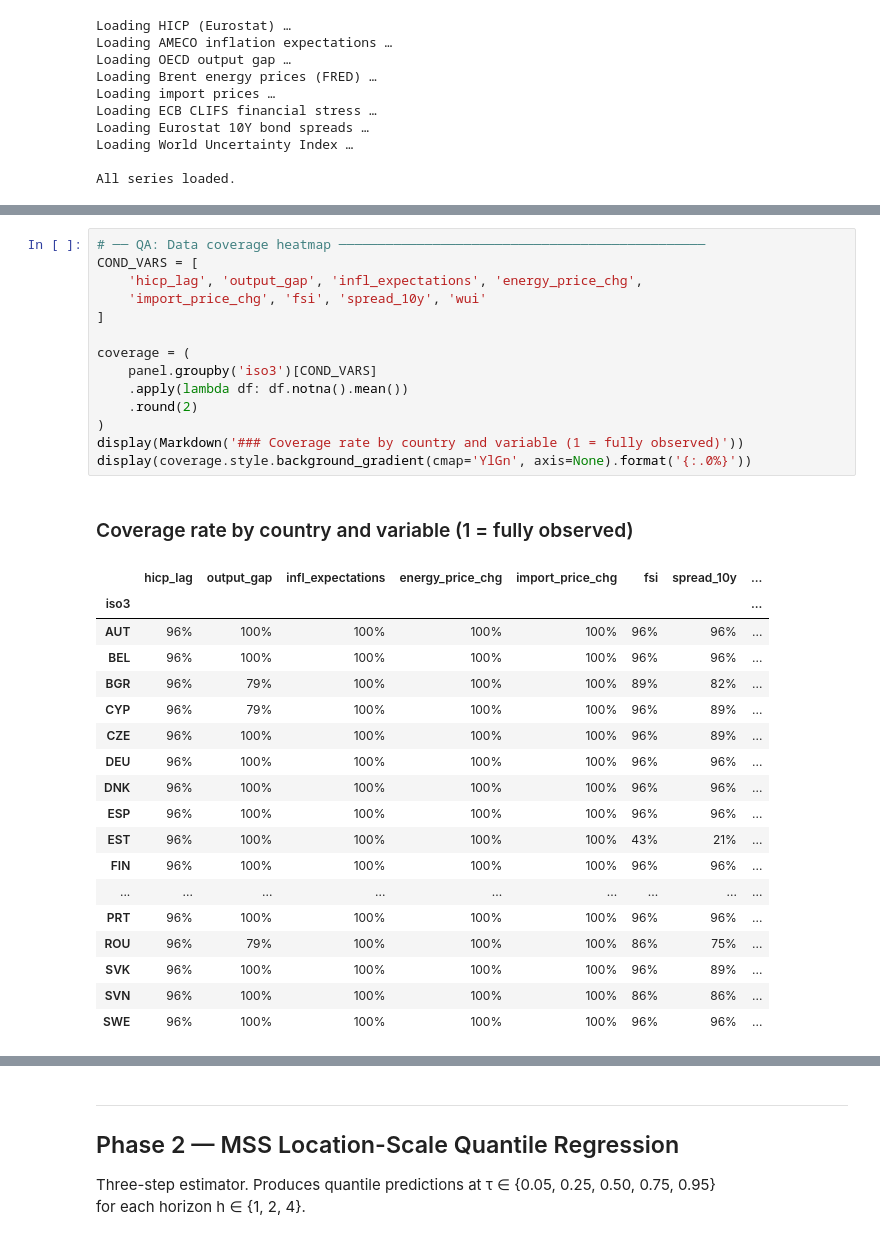
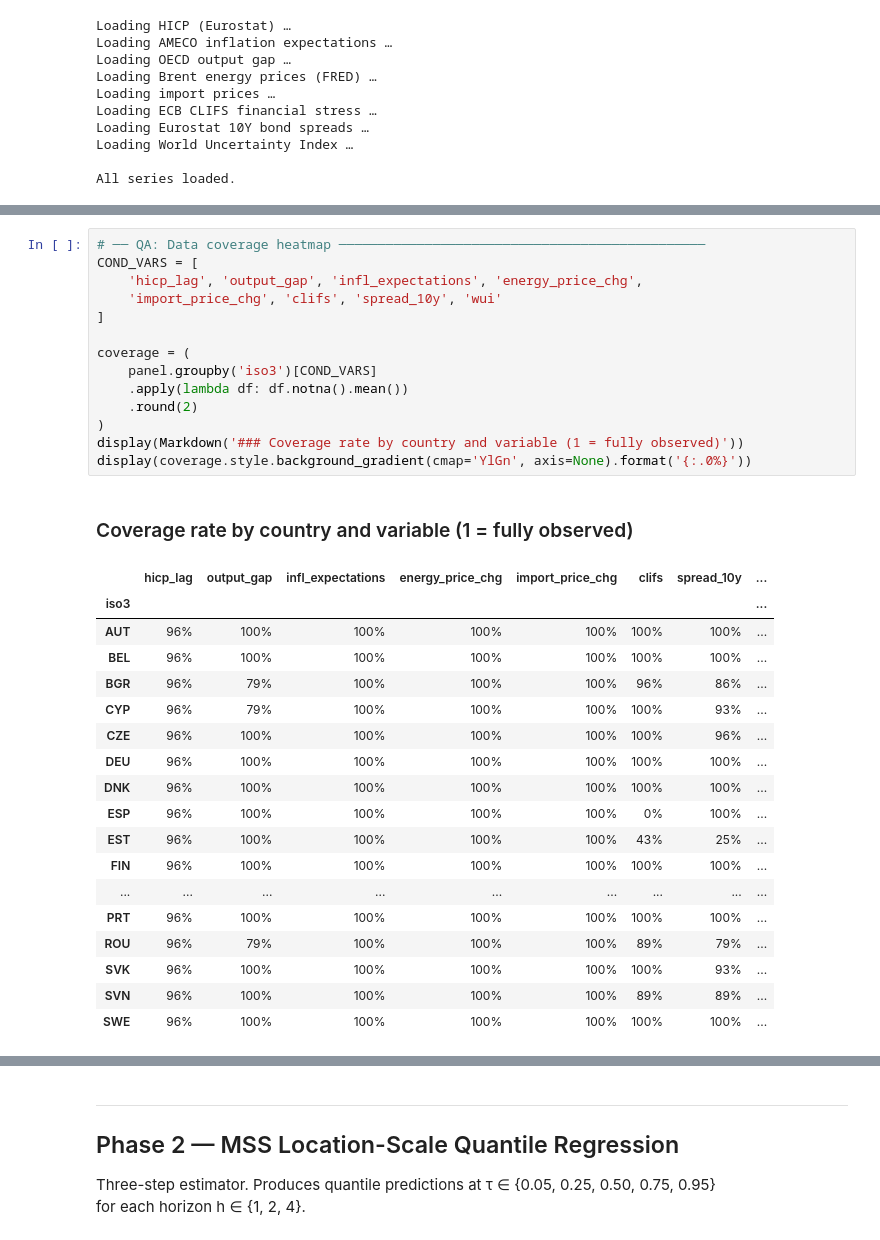
Before and after one commit to Lutinppp/inflation_at_risk, a Jupyter notebook: notebooks/eu_g4_iar.ipynb, the cells around one changed output, grey strips where cells are left out. Cells and saved outputs as stored; diff of their text form.

```diff
--- a/notebooks/eu_g4_iar.ipynb
+++ b/notebooks/eu_g4_iar.ipynb
@@ -130,37 +130,37 @@ Year range: 1999 – 2026
 # %%
 # ── QA: Data coverage heatmap ───────────────────────────────────────────────
 COND_VARS = [
     'hicp_lag', 'output_gap', 'infl_expectations', 'energy_price_chg',
-    'import_price_chg', 'fsi', 'spread_10y', 'wui'
+    'import_price_chg', 'clifs', 'spread_10y', 'wui'
 ]
 
 coverage = (
     panel.groupby('iso3')[COND_VARS]
     .apply(lambda df: df.notna().mean())
     .round(2)
 )
 display(Markdown('### Coverage rate by country and variable (1 = fully observed)'))
 display(coverage.style.background_gradient(cmap='YlGn', axis=None).format('{:.0%}'))
 # %% [output]
 ### Coverage rate by country and variable (1 = fully observed)
-|  | hicp_lag | output_gap | infl_expectations | energy_price_chg | import_price_chg | fsi | spread_10y | ... |
+|  | hicp_lag | output_gap | infl_expectations | energy_price_chg | import_price_chg | clifs | spread_10y | ... |
 | iso3 |  |  |  |  |  |  |  | ... |
-| AUT | 96% | 100% | 100% | 100% | 100% | 96% | 96% | ... |
-| BEL | 96% | 100% | 100% | 100% | 100% | 96% | 96% | ... |
-| BGR | 96% | 79% | 100% | 100% | 100% | 89% | 82% | ... |
-| CYP | 96% | 79% | 100% | 100% | 100% | 96% | 89% | ... |
-| CZE | 96% | 100% | 100% | 100% | 100% | 96% | 89% | ... |
-| DEU | 96% | 100% | 100% | 100% | 100% | 96% | 96% | ... |
-| DNK | 96% | 100% | 100% | 100% | 100% | 96% | 96% | ... |
-| ESP | 96% | 100% | 100% | 100% | 100% | 96% | 96% | ... |
-| EST | 96% | 100% | 100% | 100% | 100% | 43% | 21% | ... |
-| FIN | 96% | 100% | 100% | 100% | 100% | 96% | 96% | ... |
+| AUT | 96% | 100% | 100% | 100% | 100% | 100% | 100% | ... |
+| BEL | 96% | 100% | 100% | 100% | 100% | 100% | 100% | ... |
+| BGR | 96% | 79% | 100% | 100% | 100% | 96% | 86% | ... |
+| CYP | 96% | 79% | 100% | 100% | 100% | 100% | 93% | ... |
+| CZE | 96% | 100% | 100% | 100% | 100% | 100% | 96% | ... |
+| DEU | 96% | 100% | 100% | 100% | 100% | 100% | 100% | ... |
+| DNK | 96% | 100% | 100% | 100% | 100% | 100% | 100% | ... |
+| ESP | 96% | 100% | 100% | 100% | 100% | 0% | 100% | ... |
+| EST | 96% | 100% | 100% | 100% | 100% | 43% | 25% | ... |
+| FIN | 96% | 100% | 100% | 100% | 100% | 100% | 100% | ... |
 | ... | ... | ... | ... | ... | ... | ... | ... | ... |
-| PRT | 96% | 100% | 100% | 100% | 100% | 96% | 96% | ... |
-| ROU | 96% | 79% | 100% | 100% | 100% | 86% | 75% | ... |
-| SVK | 96% | 100% | 100% | 100% | 100% | 96% | 89% | ... |
-| SVN | 96% | 100% | 100% | 100% | 100% | 86% | 86% | ... |
-| SWE | 96% | 100% | 100% | 100% | 100% | 96% | 96% | ... |
+| PRT | 96% | 100% | 100% | 100% | 100% | 100% | 100% | ... |
+| ROU | 96% | 79% | 100% | 100% | 100% | 89% | 79% | ... |
+| SVK | 96% | 100% | 100% | 100% | 100% | 100% | 93% | ... |
+| SVN | 96% | 100% | 100% | 100% | 100% | 89% | 89% | ... |
+| SWE | 96% | 100% | 100% | 100% | 100% | 100% | 100% | ... |
 # %%
 # ── QA: G4 HICP headline values ─────────────────────────────────────────────
 G4 = ['FRA', 'DEU', 'ITA', 'ESP']
```
Also changed, not shown: parts of 18 cells of this notebook, 4 other files.
